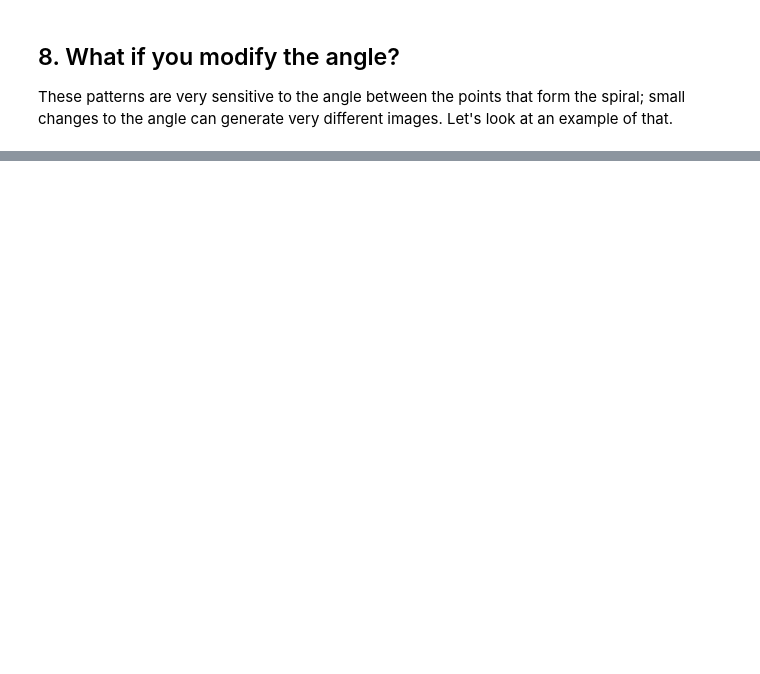
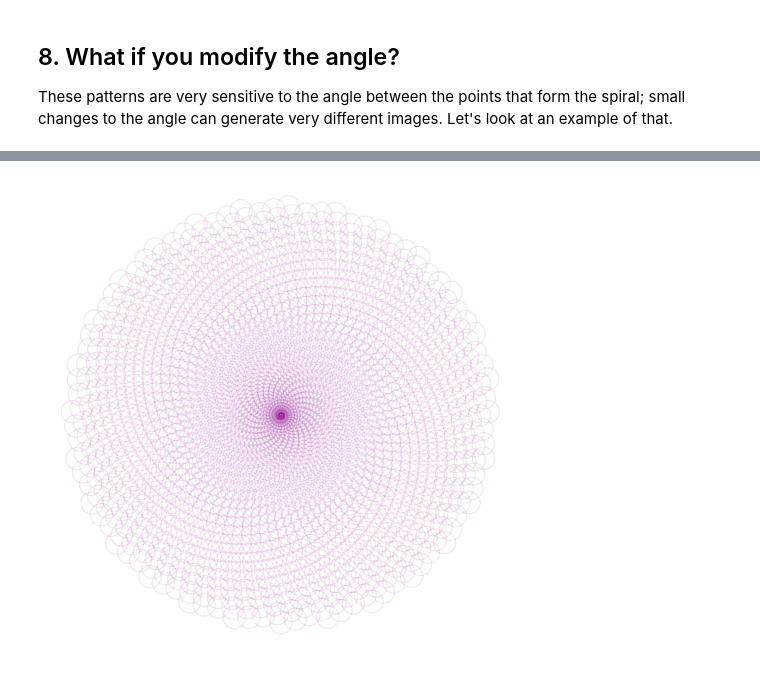
Before and after one commit to Pranjalya/flower-drawing-using-maths-R, a Jupyter notebook: drawing_flowers.ipynb, the cells around one changed output, grey strips where cells are left out. Cells and saved outputs as stored; diff of their text form; code cells hidden in the pictures; blank space fills up the shorter version.

```diff
--- a/drawing_flowers.ipynb
+++ b/drawing_flowers.ipynb
@@ -145,0 +160,23 @@ p + # .... YOUR CODE COPIED FROM TASK 7 ....
+# %%
+angle <- 13*pi/180
+points <- 2000
+
+t <- (1:points)*angle
+x <- sin(t)
+y <- cos(t)
+
+df <- data.frame(t, x, y)
+
+p <- ggplot(df, aes(x*t, y*t))
+p +
+geom_point(aes(size = t), alpha = 0.1, color = "magenta4", shape = 1) +
+theme(panel.grid = element_blank(),
+      panel.background = element_rect(fil = "white"),
+      axis.title.x = element_blank(),
+      axis.title.y = element_blank(),
+      axis.ticks.x = element_blank(),
+      axis.ticks.y = element_blank(),
+      text = element_blank(),
+      legend.position = "none" )
+# %% [output]
+[figure, added]
```
Also changed, not shown: parts of 10 cells of this notebook.
